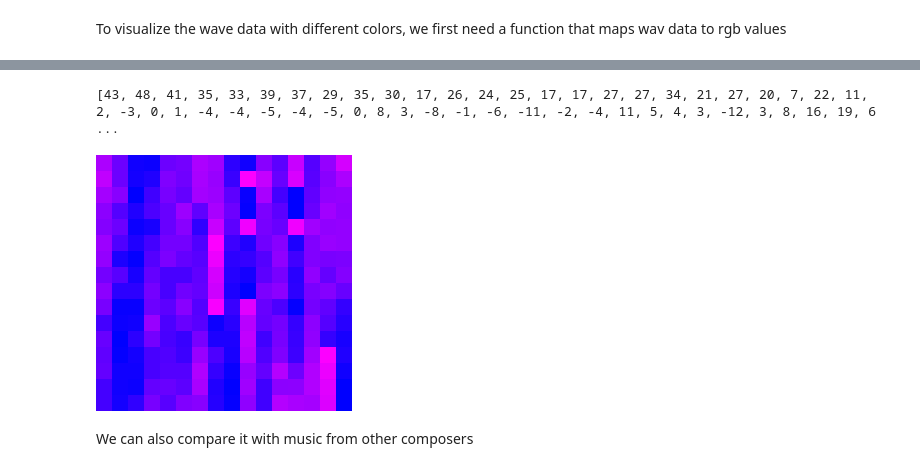
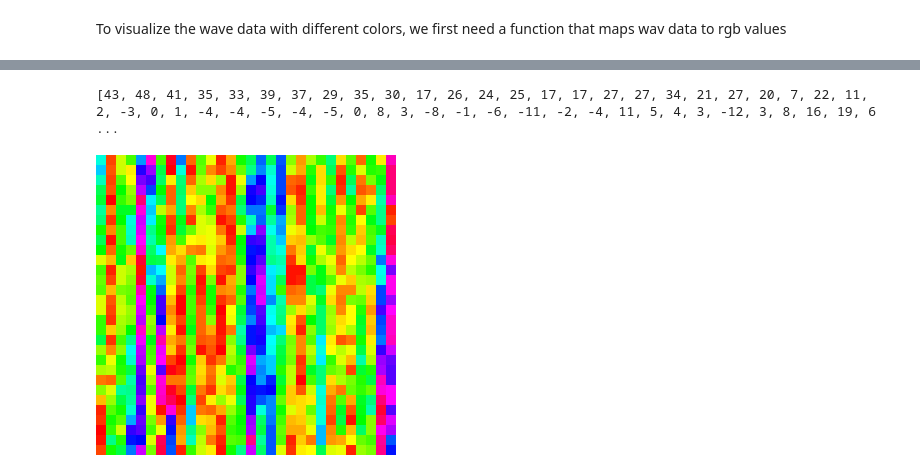
Before and after one commit to The2018/Music_AI, a Jupyter notebook: WAV_visualization.ipynb, the cells around one changed output, grey strips where cells are left out. Cells and saved outputs as stored; diff of their text form; code cells hidden in the pictures.

```diff
--- a/WAV_visualization.ipynb
+++ b/WAV_visualization.ipynb
@@ -102,19 +169,0 @@ We can even give it a nice shape corresponding to wav data
-# %%
-rgb_ls = [data_to_rgb(x) for x in ls]
-color_arr = [(x, 0, 255) for x in rgb_ls]
-
-w, h = 1000, 256
-img = Image.new("RGB", (w, h))
-x0, y0, x1, y1 = 0, 0, 10, 256
-
-for i in range(100):
-    img1 = ImageDraw.Draw(img)
-    coor = [(x0, 256-rgb_ls[i]), (x1, y1)]
-
-    img1.rectangle(coor, fill = color_arr[i])
-
-    x0 = x0 + 10
-    x1 = x1 + 10
-
-print(ls[:100])
-display(img)
@@ -124,24 +170,26 @@ display(img)
 # %%
-rgb_ls = [data_to_rgb(x) for x in ls]
-color_arr = [(x, 0, 255) for x in rgb_ls]
+hsl_ls = [data_to_hsl(x) for x in ls]
 
-w, h = 256, 256
-img = Image.new("RGB", (w, h))
+# To display full data, we recommend square_w = 685, canvas_w = 685, unit_w = 1
+square_w = 30
+canvas_w, canvas_h = 300, 300
+unit_w = 10
 
-for i in range(16):
-    for j in range(16):
+img = Image.new("RGB", (canvas_w, canvas_h))
+
+for i in range(square_w):
+    for j in range(square_w):
         img1 = ImageDraw.Draw(img)
-        coor = [(i*16, j*16), (i*16+16, j*16+16)]
+        coor = [(i*unit_w, j*unit_w), (i*unit_w+unit_w, j*unit_w+unit_w)]
 
-        index = i * 16 + j
-#         print(coor)
-        img1.rectangle(coor, fill = color_arr[index])
+        index = i * square_w + j
+        color = "hsl({},{}%,{}%)".format(hsl_ls[index],100,50)
+
+        img1.rectangle(coor, fill = color)
 
 
 print(ls[:100])
 display(img)
 # %% [output]
 [43, 48, 41, 35, 33, 39, 37, 29, 35, 30, 17, 26, 24, 25, 17, 17, 27, 27, 34, 21, 27, 20, 7, 22, 11, 2, -3, 0, 1, -4, -4, -5, -4, -5, 0, 8, 3, -8, -1, -6, -11, -2, -4, 11, 5, 4, 3, -12, 3, 8, 16, 19, 6 ...
-[figure, old version]
+[figure, new version]
-# %% [markdown]
-We can also compare it with music from other composers
```
Also changed, not shown: parts of 26 cells of this notebook.
